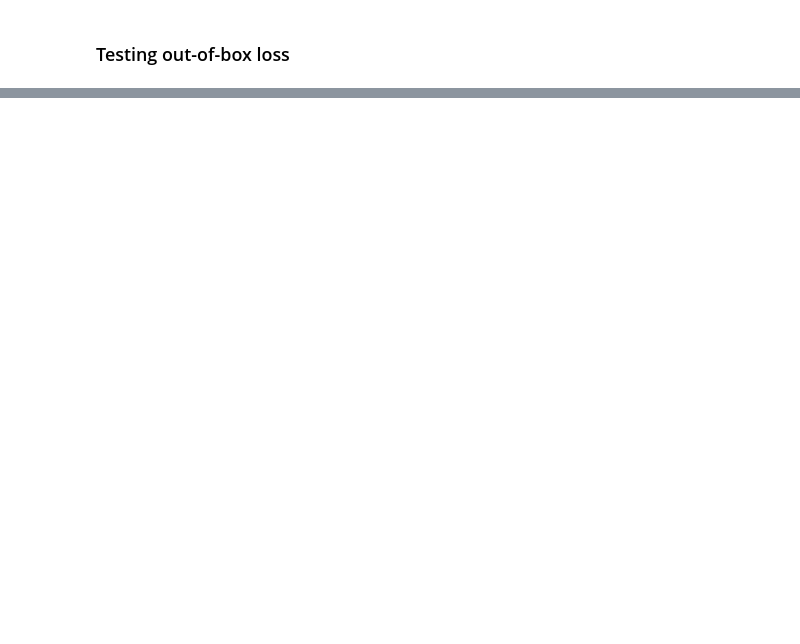
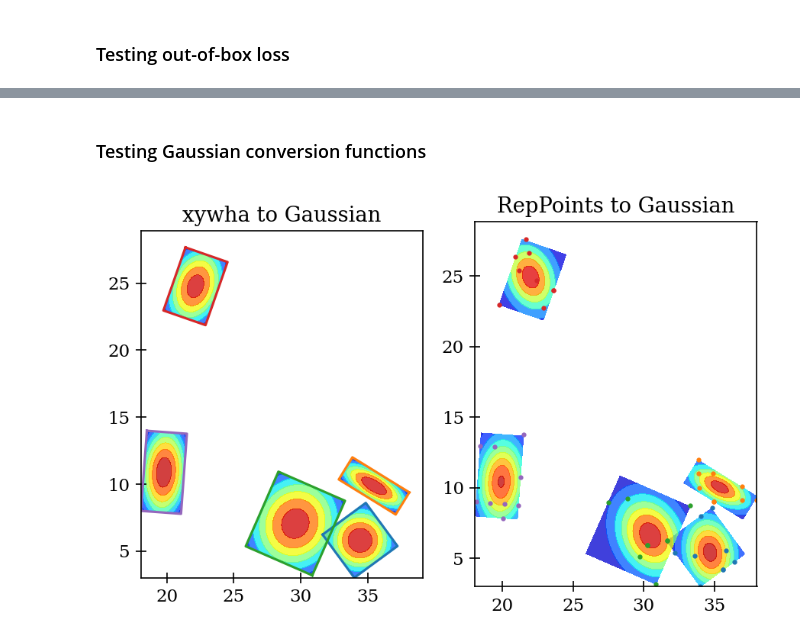
Before and after one commit to Lin-Sinorodin/OrientedBoundingBox, a Jupyter notebook: notebooks/bbox.ipynb, the cells around one changed output, grey strips where cells are left out. Drawn from its saved outputs; the diff is of its cells as text; code cells hidden in the pictures; blank space fills up the shorter version.

```diff
--- a/notebooks/bbox.ipynb
+++ b/notebooks/bbox.ipynb
@@ -152,0 +170,45 @@ Distances: tensor([2.2361, 4.2426, 1.4142, 1.4142, 2.0000])
+# %% [markdown]
+### Testing Gaussian conversion functions
+# %%
+N = 5
+B = 9
+
+clusters = gen_random_clusters(num_clusters=N, points_per_cluster=B, im_dim=(40, 40), cluster_dim=(10, 10))
+rects = min_area_rect(clusters)
+
+rects_xywha = torch.zeros(N, 6)
+for i, rect in enumerate(rects):
+    rects_xywha[i] = torch.Tensor(xyxy_to_xywha(rect))
+
+mu1, S1 = xywha_to_gaussian(rects_xywha)
+mu2, S2 = rep_points_to_gaussian(clusters)
+
+fig = plt.figure(figsize=(6, 4), dpi=150)
+ax1 = fig.add_subplot(1, 2, 1)
+ax2 = fig.add_subplot(1, 2, 2)
+
+for i, (rect, cluster) in enumerate(zip(rects, clusters)):
+    x0, y0, w, h, c, s = rects_xywha[i]
+    x, y = np.arange(-0.5*w, 0.5*w, 0.1), np.arange(-0.5*h, 0.5*h, 0.1)
+    xx, yy = np.meshgrid(x, y)
+    xx, yy = c * xx - s * yy, s * xx + c * yy
+    xx += x0
+    yy += y0
+    pos = np.dstack((xx, yy))
+    rv1 = multivariate_normal(mean=mu1[i], cov=S1[i])
+    rv2 = multivariate_normal(mean=mu2[i], cov=S2[i])
+
+    ax1.contourf(xx, yy, rv1.pdf(pos), alpha=0.75, cmap='jet')
+    ax2.contourf(xx, yy, rv2.pdf(pos), alpha=0.75, cmap='jet')
+    ax1.plot(torch.cat((rect[:, 0], rect[0, 0].reshape(1))), torch.cat((rect[:, 1], rect[0, 1].reshape(1))))
+    ax2.scatter(cluster[:, 0], cluster[:, 1], s=4)
+
+ax1.set_aspect('equal', 'box')
+ax2.set_aspect('equal', 'box')
+
+ax1.set_title('xywha to Gaussian')
+ax2.set_title('RepPoints to Gaussian')
+plt.tight_layout()
+plt.show()
+# %% [output]
+[figure, added]
```
Also changed, not shown: parts of 7 cells of this notebook, 1 other file.
